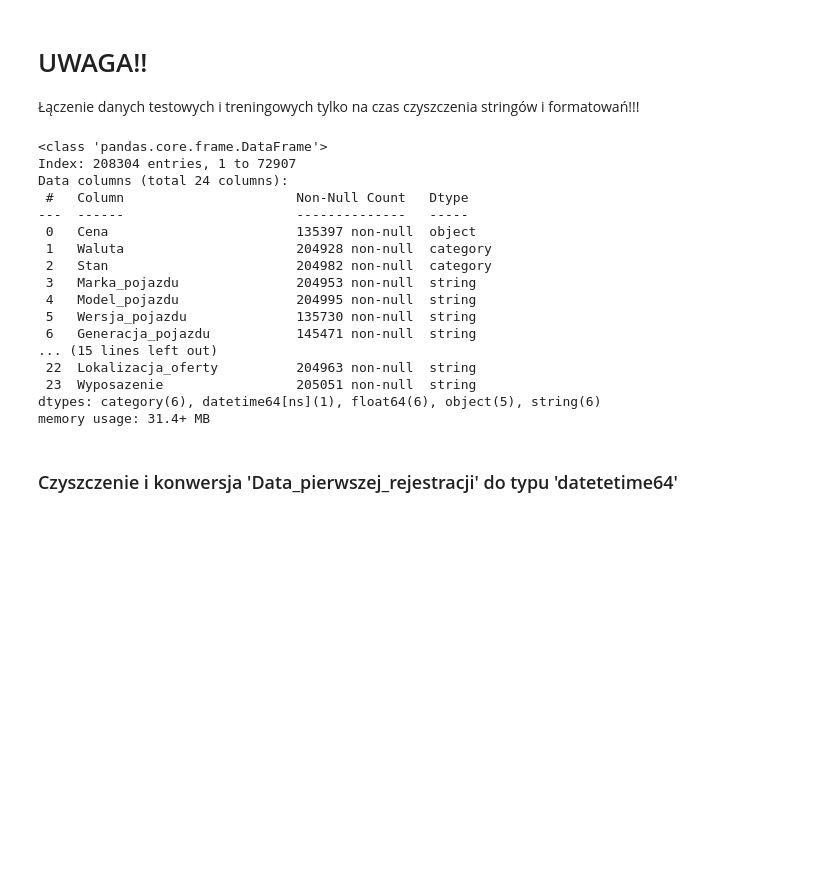
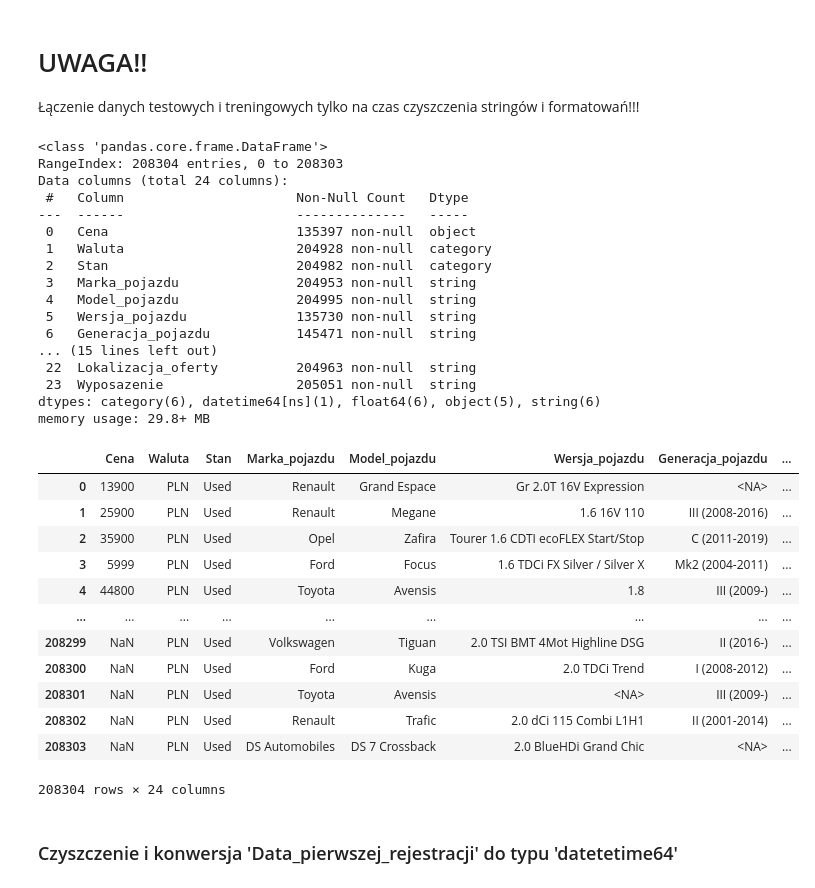
Before and after one commit to s28492/Predicting-and-Analyzing-Car-Prices-Using-Data-Science, a Jupyter notebook: DataCleaning.ipynb, the cells around one changed output. Drawn from its saved outputs; the diff is of its cells as text; code cells hidden in the pictures; blank space fills up the shorter version.

```diff
--- a/DataCleaning.ipynb
+++ b/DataCleaning.ipynb
@@ -99,11 +110,11 @@ memory usage: 9.5+ MB
 Łączenie danych testowych i treningowych tylko na czas czyszczenia stringów i formatowań!!!
 # %%
 df_car_sales_test_data['Cena'] = pd.Series()
-df_car_sales = pd.concat([df_car_sales_train_data, df_car_sales_test_data])
+df_car_sales = pd.concat([df_car_sales_train_data, df_car_sales_test_data], ignore_index = True)
 df_car_sales.info()
 # %% [output]
 <class 'pandas.core.frame.DataFrame'>
-Index: 208304 entries, 1 to 72907
+RangeIndex: 208304 entries, 0 to 208303
 Data columns (total 24 columns):
  #   Column                      Non-Null Count   Dtype
 ---  ------                      --------------   -----
@@ -118,7 +129,23 @@ Data columns (total 24 columns):
  22  Lokalizacja_oferty          204963 non-null  string
  23  Wyposazenie                 205051 non-null  string
 dtypes: category(6), datetime64[ns](1), float64(6), object(5), string(6)
-memory usage: 31.4+ MB
+memory usage: 29.8+ MB
+# %%
+df_car_sales
+# %% [output]
+|  | Cena | Waluta | Stan | Marka_pojazdu | Model_pojazdu | Wersja_pojazdu | Generacja_pojazdu | ... |
+| 0 | 13900 | PLN | Used | Renault | Grand Espace | Gr 2.0T 16V Expression | <NA> | ... |
+| 1 | 25900 | PLN | Used | Renault | Megane | 1.6 16V 110 | III (2008-2016) | ... |
+| 2 | 35900 | PLN | Used | Opel | Zafira | Tourer 1.6 CDTI ecoFLEX Start/Stop | C (2011-2019) | ... |
+| 3 | 5999 | PLN | Used | Ford | Focus | 1.6 TDCi FX Silver / Silver X | Mk2 (2004-2011) | ... |
+| 4 | 44800 | PLN | Used | Toyota | Avensis | 1.8 | III (2009-) | ... |
+| ... | ... | ... | ... | ... | ... | ... | ... | ... |
+| 208299 | NaN | PLN | Used | Volkswagen | Tiguan | 2.0 TSI BMT 4Mot Highline DSG | II (2016-) | ... |
+| 208300 | NaN | PLN | Used | Ford | Kuga | 2.0 TDCi Trend | I (2008-2012) | ... |
+| 208301 | NaN | PLN | Used | Toyota | Avensis | <NA> | III (2009-) | ... |
+| 208302 | NaN | PLN | Used | Renault | Trafic | 2.0 dCi 115 Combi L1H1 | II (2001-2014) | ... |
+| 208303 | NaN | PLN | Used | DS Automobiles | DS 7 Crossback | 2.0 BlueHDi Grand Chic | <NA> | ... |
+208304 rows × 24 columns
 # %% [markdown]
 ### Czyszczenie i konwersja 'Data_pierwszej_rejestracji' do typu 'datetetime64'
 # %%
```
Also changed, not shown: parts of 24 cells of this notebook.
